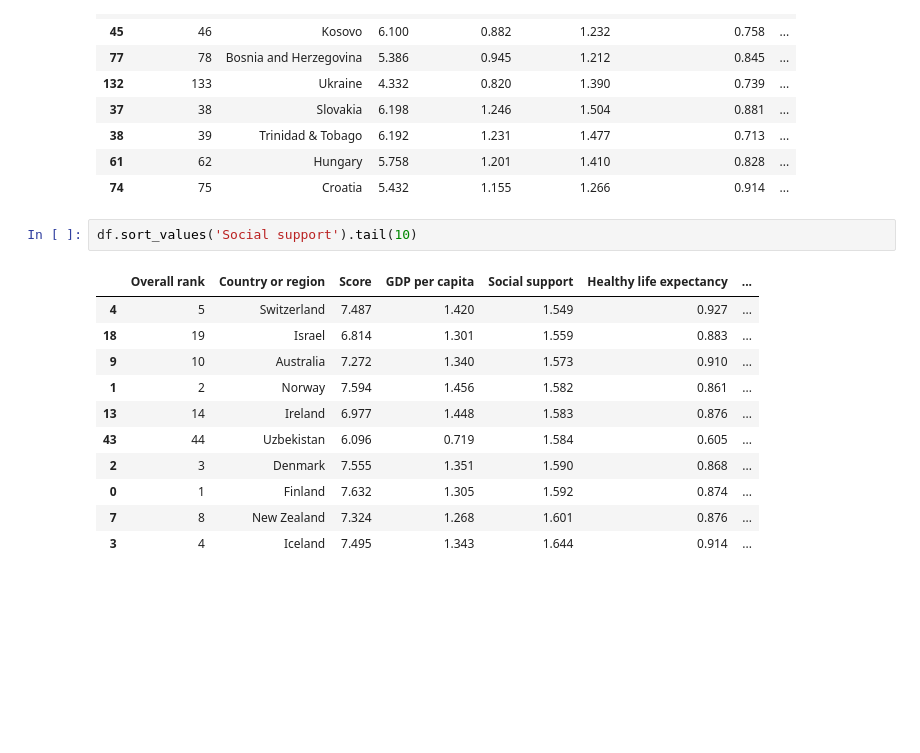
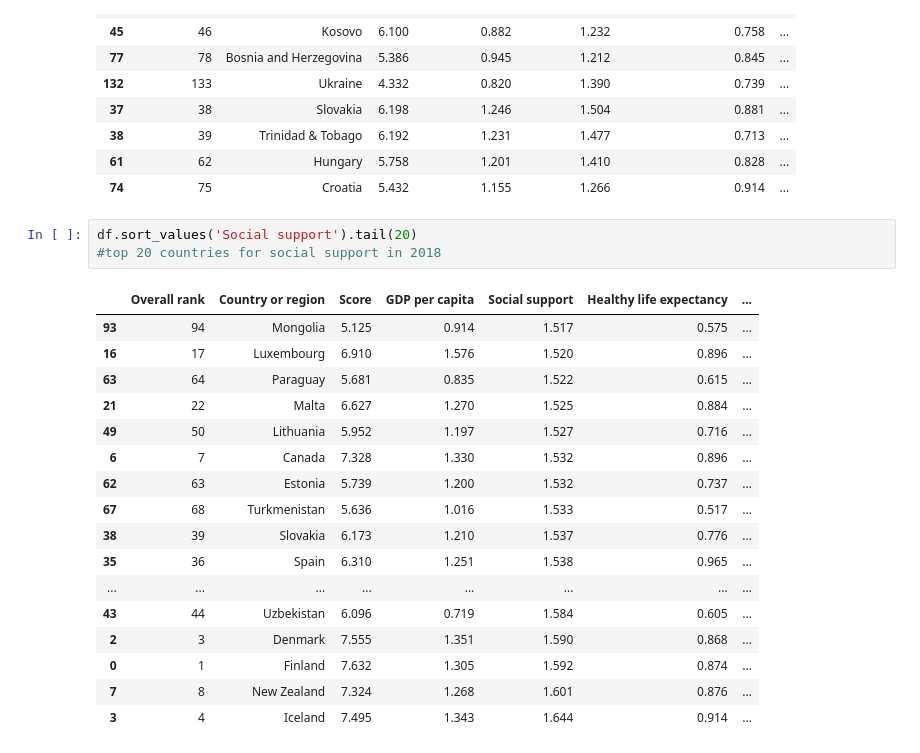
Before and after one commit to marissameadows0/BDI-475-Project, a Jupyter notebook: BDI_475_Project.ipynb, the cells around one changed output. Drawn from its saved outputs; the diff is of its cells as text; blank space fills up the shorter version.

```diff
--- a/BDI_475_Project.ipynb
+++ b/BDI_475_Project.ipynb
@@ -203,14 +211,21 @@ df2.sort_values("Perceptions of corruption").head(10)
 | 61 | 62 | Hungary | 5.758 | 1.201 | 1.410 | 0.828 | ... |
 | 74 | 75 | Croatia | 5.432 | 1.155 | 1.266 | 0.914 | ... |
 # %%
-df.sort_values('Social support').tail(10)
+df.sort_values('Social support').tail(20)
+#top 20 countries for social support in 2018
 # %% [output]
 |  | Overall rank | Country or region | Score | GDP per capita | Social support | Healthy life expectancy | ... |
-| 4 | 5 | Switzerland | 7.487 | 1.420 | 1.549 | 0.927 | ... |
-| 18 | 19 | Israel | 6.814 | 1.301 | 1.559 | 0.883 | ... |
-| 9 | 10 | Australia | 7.272 | 1.340 | 1.573 | 0.910 | ... |
-| 1 | 2 | Norway | 7.594 | 1.456 | 1.582 | 0.861 | ... |
-| 13 | 14 | Ireland | 6.977 | 1.448 | 1.583 | 0.876 | ... |
+| 93 | 94 | Mongolia | 5.125 | 0.914 | 1.517 | 0.575 | ... |
+| 16 | 17 | Luxembourg | 6.910 | 1.576 | 1.520 | 0.896 | ... |
+| 63 | 64 | Paraguay | 5.681 | 0.835 | 1.522 | 0.615 | ... |
+| 21 | 22 | Malta | 6.627 | 1.270 | 1.525 | 0.884 | ... |
+| 49 | 50 | Lithuania | 5.952 | 1.197 | 1.527 | 0.716 | ... |
+| 6 | 7 | Canada | 7.328 | 1.330 | 1.532 | 0.896 | ... |
+| 62 | 63 | Estonia | 5.739 | 1.200 | 1.532 | 0.737 | ... |
+| 67 | 68 | Turkmenistan | 5.636 | 1.016 | 1.533 | 0.517 | ... |
+| 38 | 39 | Slovakia | 6.173 | 1.210 | 1.537 | 0.776 | ... |
+| 35 | 36 | Spain | 6.310 | 1.251 | 1.538 | 0.965 | ... |
+| ... | ... | ... | ... | ... | ... | ... | ... |
 | 43 | 44 | Uzbekistan | 6.096 | 0.719 | 1.584 | 0.605 | ... |
 | 2 | 3 | Denmark | 7.555 | 1.351 | 1.590 | 0.868 | ... |
 | 0 | 1 | Finland | 7.632 | 1.305 | 1.592 | 0.874 | ... |
```
Also changed, not shown: parts of 24 cells of this notebook.
